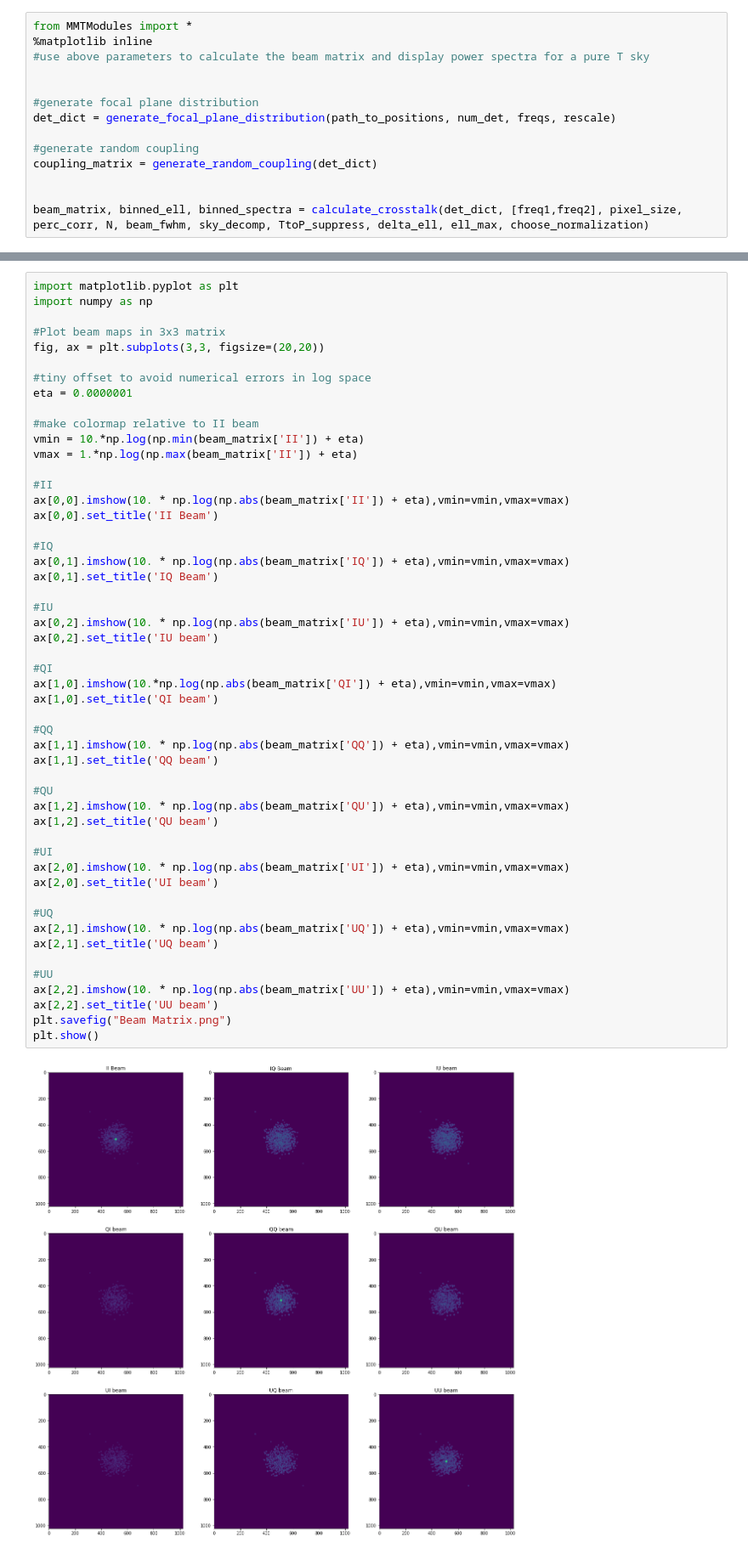
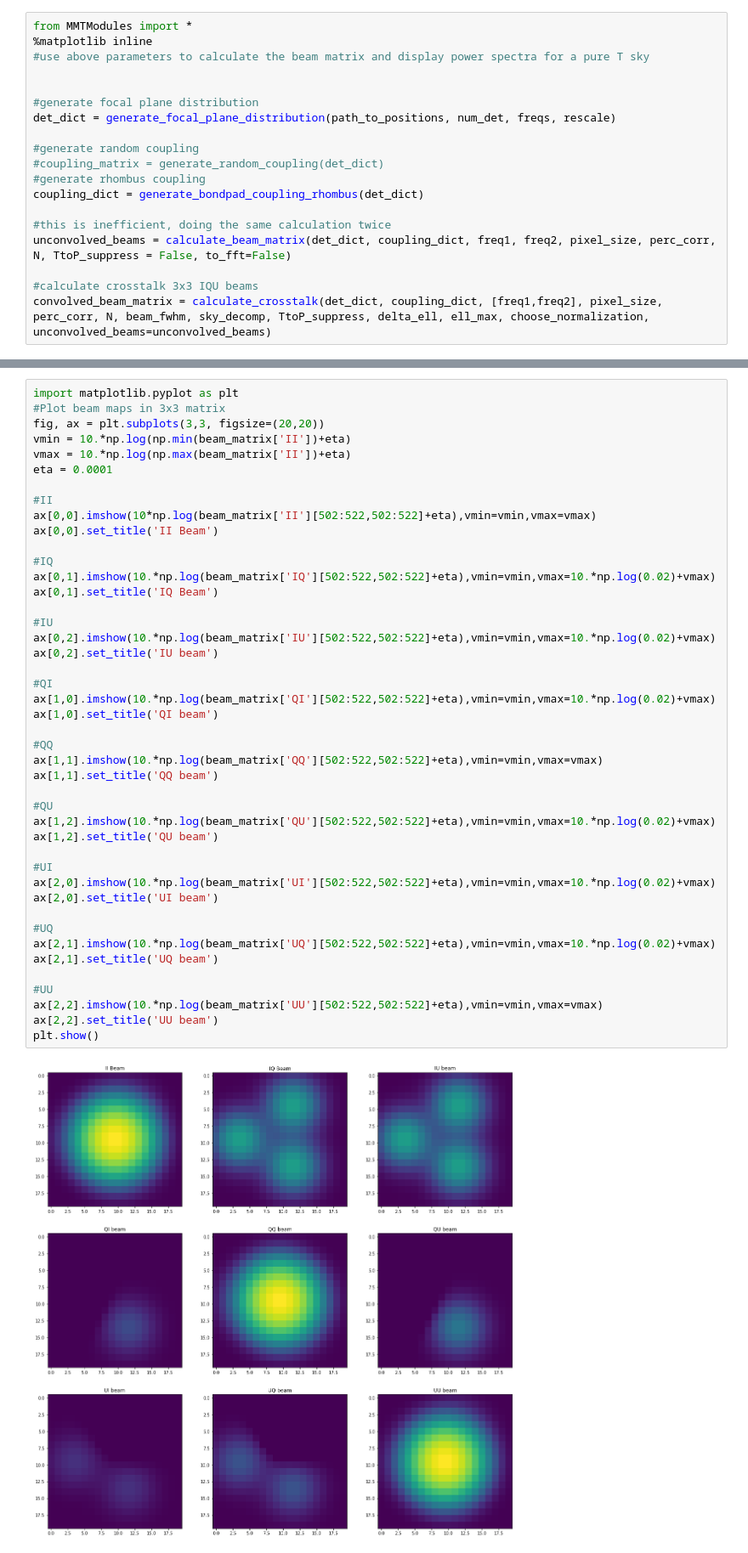
Before and after one commit to CMB-S4/map_multi_tool, a Jupyter notebook: MMTModules_Example.ipynb, the cells around one changed output, grey strips where cells are left out. Shown: that part at 85% size. Drawn from its saved outputs; the diff is of its cells as text.

```diff
--- a/MMTModules_Example.ipynb
+++ b/MMTModules_Example.ipynb
@@ -61,8 +58,13 @@ from MMTModules import *
 det_dict = generate_focal_plane_distribution(path_to_positions, num_det, freqs, rescale)
 
 #generate random coupling
-coupling_matrix = generate_random_coupling(det_dict)
+#coupling_matrix = generate_random_coupling(det_dict)
+#generate rhombus coupling
+coupling_dict = generate_bondpad_coupling_rhombus(det_dict)
 
+#this is inefficient, doing the same calculation twice
+unconvolved_beams = calculate_beam_matrix(det_dict, coupling_dict, freq1, freq2, pixel_size, perc_corr, N, TtoP_suppress = False, to_fft=False)
 
-beam_matrix, binned_ell, binned_spectra = calculate_crosstalk(det_dict, [freq1,freq2], pixel_size, perc_corr, N, beam_fwhm, sky_decomp, TtoP_suppress, delta_ell, ell_max, choose_normalization)
+#calculate crosstalk 3x3 IQU beams
+convolved_beam_matrix = calculate_crosstalk(det_dict, coupling_dict, [freq1,freq2], pixel_size, perc_corr, N, beam_fwhm, sky_decomp, TtoP_suppress, delta_ell, ell_max, choose_normalization,  unconvolved_beams=unconvolved_beams)
 # %% [output]
@@ -80,53 +151,46 @@ UQ: 0.0
 # %%
 import matplotlib.pyplot as plt
-import numpy as np
-
 #Plot beam maps in 3x3 matrix
 fig, ax = plt.subplots(3,3, figsize=(20,20))
-
-#tiny offset to avoid numerical errors in log space
-eta = 0.0000001
-
-#make colormap relative to II beam
-vmin = 10.*np.log(np.min(beam_matrix['II']) + eta)
-vmax = 1.*np.log(np.max(beam_matrix['II']) + eta)
+vmin = 10.*np.log(np.min(beam_matrix['II'])+eta)
+vmax = 10.*np.log(np.max(beam_matrix['II'])+eta)
+eta = 0.0001
 
 #II
-ax[0,0].imshow(10. * np.log(np.abs(beam_matrix['II']) + eta),vmin=vmin,vmax=vmax)
+ax[0,0].imshow(10*np.log(beam_matrix['II'][502:522,502:522]+eta),vmin=vmin,vmax=vmax)
 ax[0,0].set_title('II Beam')
 
 #IQ
-ax[0,1].imshow(10. * np.log(np.abs(beam_matrix['IQ']) + eta),vmin=vmin,vmax=vmax)
+ax[0,1].imshow(10.*np.log(beam_matrix['IQ'][502:522,502:522]+eta),vmin=vmin,vmax=10.*np.log(0.02)+vmax)
 ax[0,1].set_title('IQ Beam')
 
 #IU
-ax[0,2].imshow(10. * np.log(np.abs(beam_matrix['IU']) + eta),vmin=vmin,vmax=vmax)
+ax[0,2].imshow(10.*np.log(beam_matrix['IU'][502:522,502:522]+eta),vmin=vmin,vmax=10.*np.log(0.02)+vmax)
 ax[0,2].set_title('IU beam')
 
 #QI
-ax[1,0].imshow(10.*np.log(np.abs(beam_matrix['QI']) + eta),vmin=vmin,vmax=vmax)
+ax[1,0].imshow(10.*np.log(beam_matrix['QI'][502:522,502:522]+eta),vmin=vmin,vmax=10.*np.log(0.02)+vmax)
 ax[1,0].set_title('QI beam')
 
 #QQ
-ax[1,1].imshow(10. * np.log(np.abs(beam_matrix['QQ']) + eta),vmin=vmin,vmax=vmax)
+ax[1,1].imshow(10.*np.log(beam_matrix['QQ'][502:522,502:522]+eta),vmin=vmin,vmax=vmax)
 ax[1,1].set_title('QQ beam')
 
 #QU
-ax[1,2].imshow(10. * np.log(np.abs(beam_matrix['QU']) + eta),vmin=vmin,vmax=vmax)
+ax[1,2].imshow(10.*np.log(beam_matrix['QU'][502:522,502:522]+eta),vmin=vmin,vmax=10.*np.log(0.02)+vmax)
 ax[1,2].set_title('QU beam')
 
 #UI
-ax[2,0].imshow(10. * np.log(np.abs(beam_matrix['UI']) + eta),vmin=vmin,vmax=vmax)
+ax[2,0].imshow(10.*np.log(beam_matrix['UI'][502:522,502:522]+eta),vmin=vmin,vmax=10.*np.log(0.02)+vmax)
 ax[2,0].set_title('UI beam')
 
 #UQ
-ax[2,1].imshow(10. * np.log(np.abs(beam_matrix['UQ']) + eta),vmin=vmin,vmax=vmax)
+ax[2,1].imshow(10.*np.log(beam_matrix['UQ'][502:522,502:522]+eta),vmin=vmin,vmax=10.*np.log(0.02)+vmax)
 ax[2,1].set_title('UQ beam')
 
 #UU
-ax[2,2].imshow(10. * np.log(np.abs(beam_matrix['UU']) + eta),vmin=vmin,vmax=vmax)
+ax[2,2].imshow(10.*np.log(beam_matrix['UU'][502:522,502:522]+eta),vmin=vmin,vmax=vmax)
 ax[2,2].set_title('UU beam')
-plt.savefig("Beam Matrix.png")
 plt.show()
 # %% [output]
-[figure, old version]
+[figure, new version]
```
Also changed, not shown: parts of 17 cells of this notebook, 4 other files.
